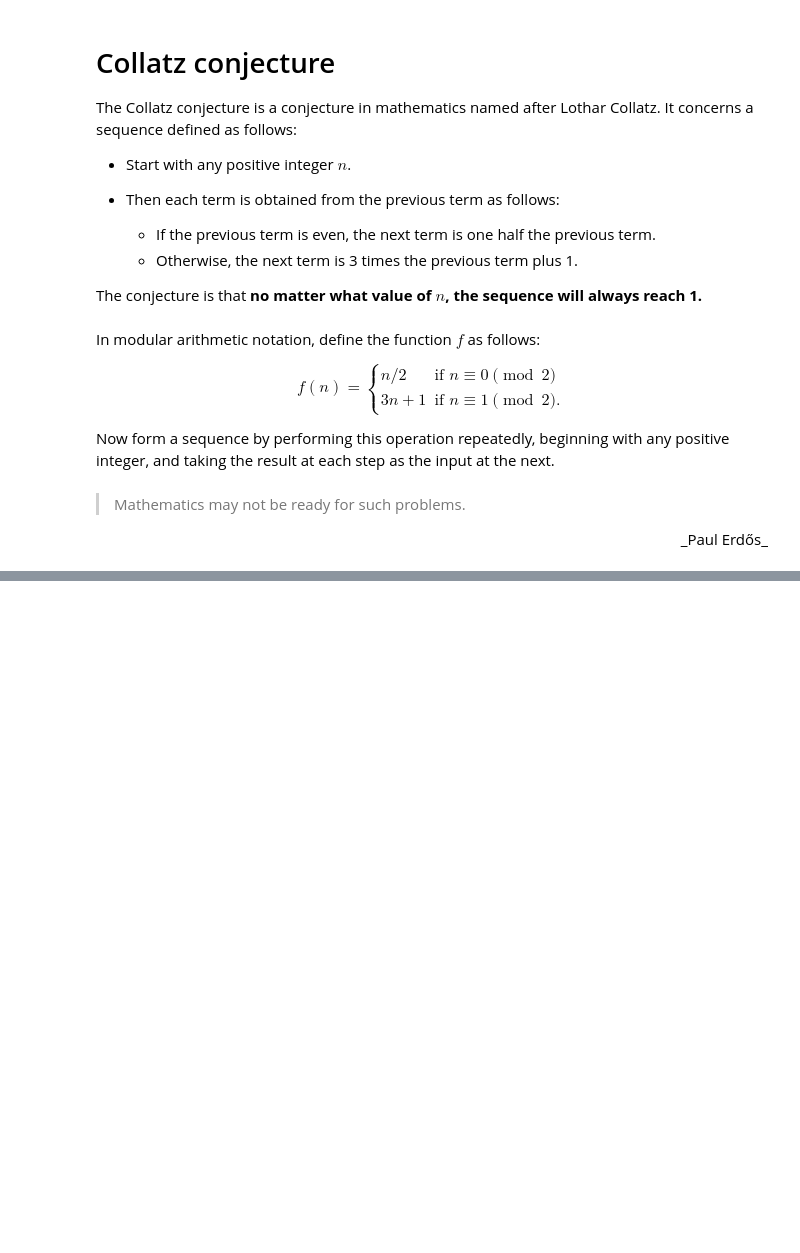
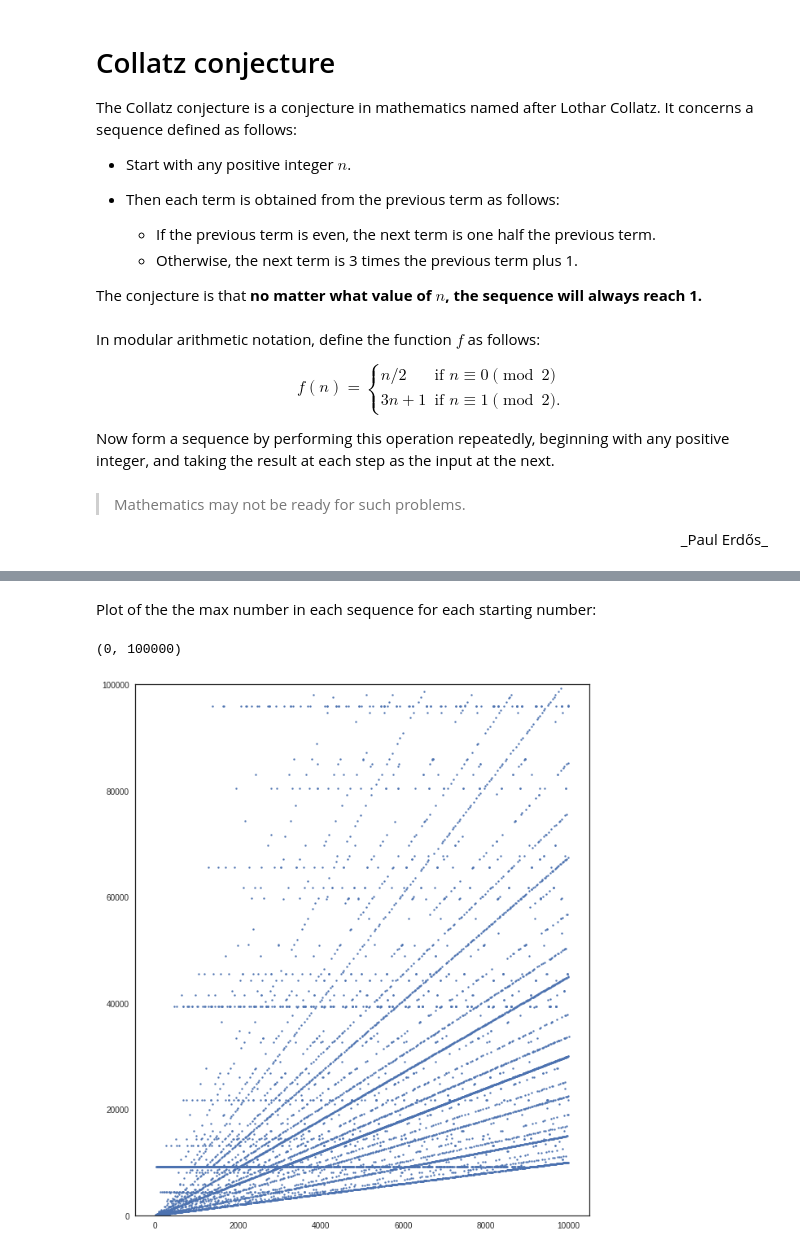
Before and after one commit to BielStela/Seminari, a Jupyter notebook: Collatz conjecture.ipynb, the cells around one changed output, grey strips where cells are left out. Saved outputs shown, nothing was run; the diff lists cells and outputs as text; code cells hidden in the pictures; blank space fills up the shorter version.

```diff
--- a/Collatz conjecture.ipynb
+++ b/Collatz conjecture.ipynb
@@ -175,0 +85,16 @@ plt.plot(endy)
+# %%
+# Si volem una sola llista de tuples:
+# max_num = list(zip(nrange,max_num))
+
+n_seq = np.arange(10,10000)
+seq_coll = [colatz(x) for x in n_seq]
+max_seq = [max(x) for x in seq_coll]
+# %% [markdown]
+Plot of the the max number in each sequence for each starting number:
+# %%
+plt.figure(figsize=(10, 12))
+plt.scatter(n_seq, max_seq, s = 4)
+plt.ylim(0,100000)
+# %% [output]
+(0, 100000)
+[figure, added]
```
Also changed, not shown: parts of 37 cells of this notebook.
